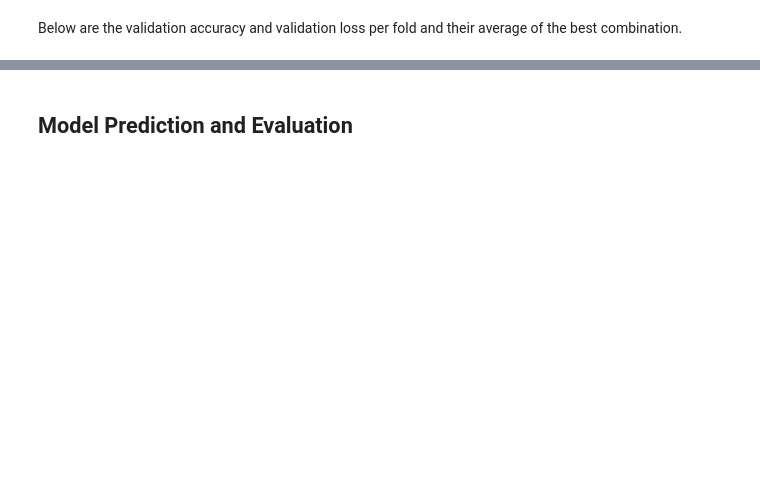
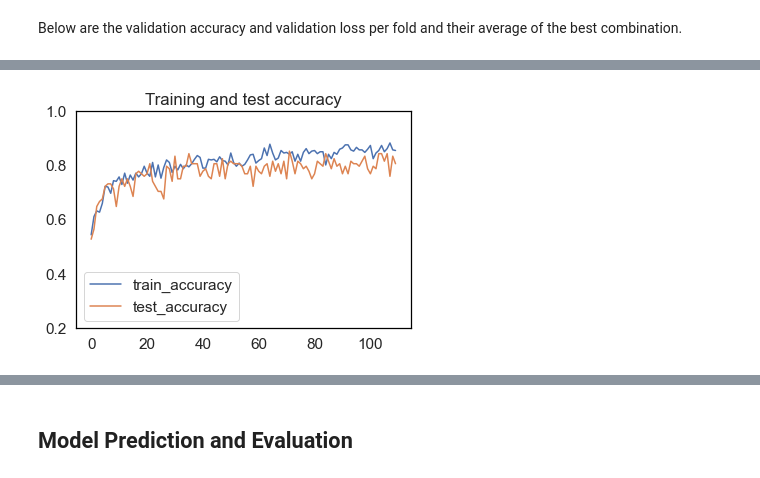
Before and after one commit to lereias/-Egg-Quality-Classification-Based-on-its-Shell-Visual-Property-through-Image-Processing-and-Deep-L, a Jupyter notebook: The Codex of The De Goma.ipynb, the cells around one changed output, grey strips where cells are left out. Drawn from its saved outputs; the diff is of its cells as text; code cells hidden in the pictures; blank space fills up the shorter version.

```diff
--- a/The Codex of The De Goma.ipynb
+++ b/The Codex of The De Goma.ipynb
@@ -663,0 +757,8 @@ fold_eval
+# %%
+df_bestohypaparamu = df_hyperparam.loc[[df_hyperparam['val accuracy'].idxmax()]]
+
+bestohypaparamu = [df_bestohypaparamu['batch size'].values[0],
+                   df_bestohypaparamu['number of epoch'].values[0],
+                   df_bestohypaparamu['learning rate'].values[0]]
+
+#print(bestohypaparamu)
@@ -663,0 +767,5 @@ fold_eval
+# %%
+# Split train set to train set and valid set
+X = df2[['filename']]
+y = df2[['label']]
+X_train, X_val, y_train, y_val = train_test_split(X, y, test_size=0.2, stratify=y, random_state=69)
@@ -663,0 +805,3 @@ fold_eval
+# %%
+df4 = pd.concat([X_train,y_train],axis=1)
+df4
@@ -663,0 +842,3 @@ fold_eval
+# %%
+df5 = pd.concat([X_val,y_val],axis=1)
+df5
@@ -663,0 +879,71 @@ fold_eval
+# %%
+TEST_ACCURACY = None
+TEST_LOSS = None
+
+train_dir = tr
+valid_dir = va
+save_dir = gen_dir + "/saved_finalmodel_1"
+
+if os.path.exists(save_dir):
+    shutil.rmtree(save_dir)
+
+os.makedirs(save_dir)
+
+trainu = df4
+validu = df5
+
+train_data_generator = imgdatagen.flow_from_dataframe(trainu, directory = train_dir,
+                                       x_col = "filename", y_col = "label",
+                                       class_mode = "categorical", target_size = (224,224), batch_size = bestohypaparamu[0],
+                                            shuffle = True)
+valid_data_generator  = imgdatagen.flow_from_dataframe(validu, directory = valid_dir,
+                        x_col = "filename", y_col = "label",
+                        class_mode = "categorical", target_size = (224,224), batch_size = bestohypaparamu[0],
+                            shuffle = True)
+
+#print(len(train_data_generator))
+
+full_model = create_model()
+# Compile the model
+full_model.compile(loss='categorical_crossentropy',
+              optimizer=keras.optimizers.Adamax(learning_rate=bestohypaparamu[2]),
+              metrics=['accuracy']) #categorical_crossentropy cause it is more than 2 classes
+
+# Create callbacks
+checkpoint = tf.keras.callbacks.ModelCheckpoint((save_dir+"/"+ "finalmodel_1.h5"),
+                        monitor='val_accuracy', verbose=1,
+                        save_best_only=True, mode='max')
+callbacks_list = [checkpoint]
+# This saves the best model
+
+
+# Fit the model
+history = full_model.fit(train_data_generator,
+                         epochs=bestohypaparamu[1],
+                         callbacks=callbacks_list,
+                         validation_data=valid_data_generator,
+                         verbose=1)
+
+# Plot the history
+plot_history2(history, yrange=(0.2,1))
+
+# Load the best model instance to evaluate the performance of the model
+full_model.load_weights(save_dir+"/"+ "finalmodel_1.h5")
+
+results = full_model.evaluate(valid_data_generator)
+
+#print(results)
+
+results = dict(zip(full_model.metrics_names,results))
+
+# Store Validation accuracy/loss
+TEST_ACCURACY = results['accuracy']
+TEST_LOSS = results['loss']
+
+# Needed later for measuring performance metrics
+# Predict test set to get the test accuracy/loss
+yhat_probs2 = full_model.predict(testX, verbose=0)
+yhat_classes2 = yhat_probs.argmax(axis=-1)
+
+tf.keras.backend.clear_session()
+# %% [output]
@@ -663,0 +967 @@ fold_eval
+[figure, added]
```
Also changed, not shown: parts of 47 cells of this notebook.
